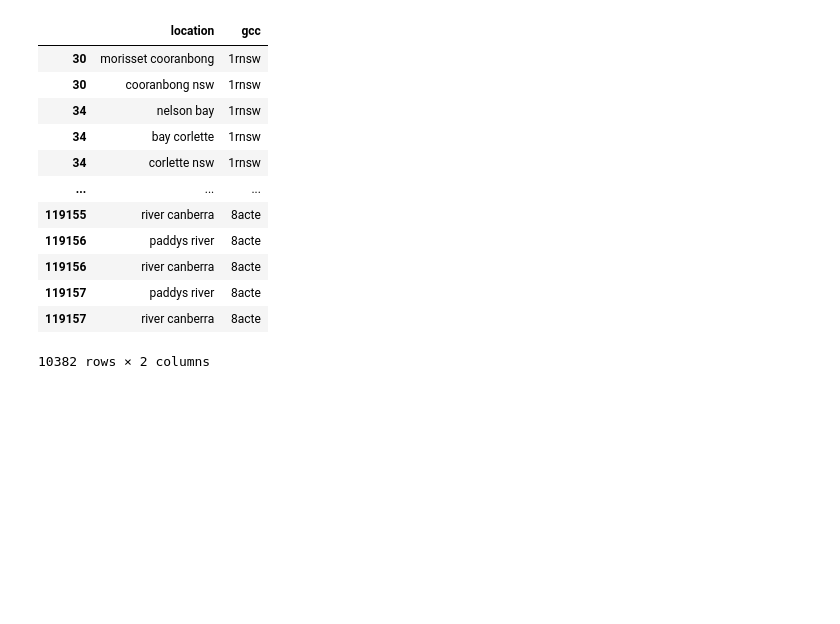
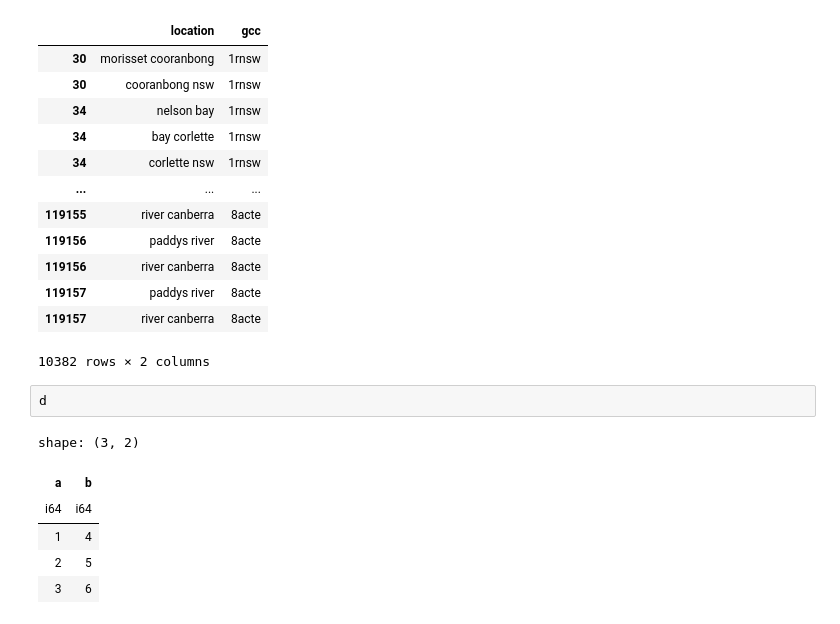
Before and after one commit to rNLKJA/Twitter-Data-Analysis-with-HPC, a Jupyter notebook: notebook/smallTwitter.ipynb, the cells around one changed output. Saved outputs shown, nothing was run; the diff lists cells and outputs as text; blank space fills up the shorter version.

```diff
--- a/notebook/smallTwitter.ipynb
+++ b/notebook/smallTwitter.ipynb
@@ -202,3 +202,12 @@ df1
 | 119157 | paddys river | 8acte |
 | 119157 | river canberra | 8acte |
 10382 rows × 2 columns
+# %%
+d
+# %% [output]
+shape: (3, 2)
+| a | b |
+| i64 | i64 |
+| 1 | 4 |
+| 2 | 5 |
+| 3 | 6 |
```
Also changed, not shown: parts of 7 cells of this notebook, 3 other files.
